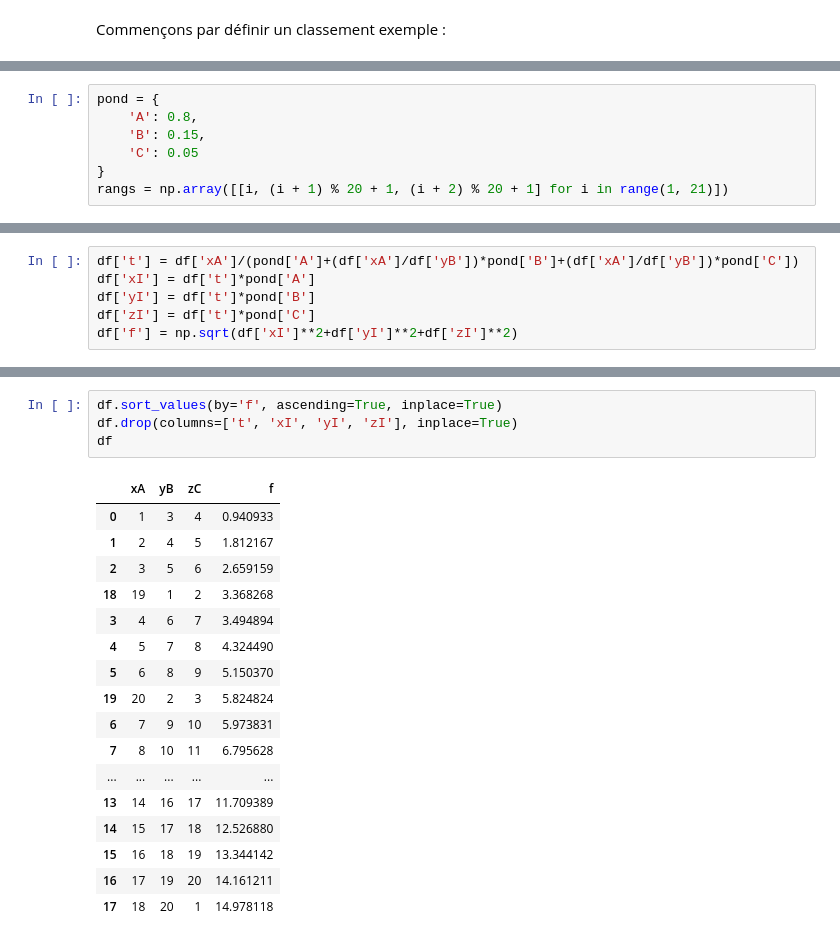
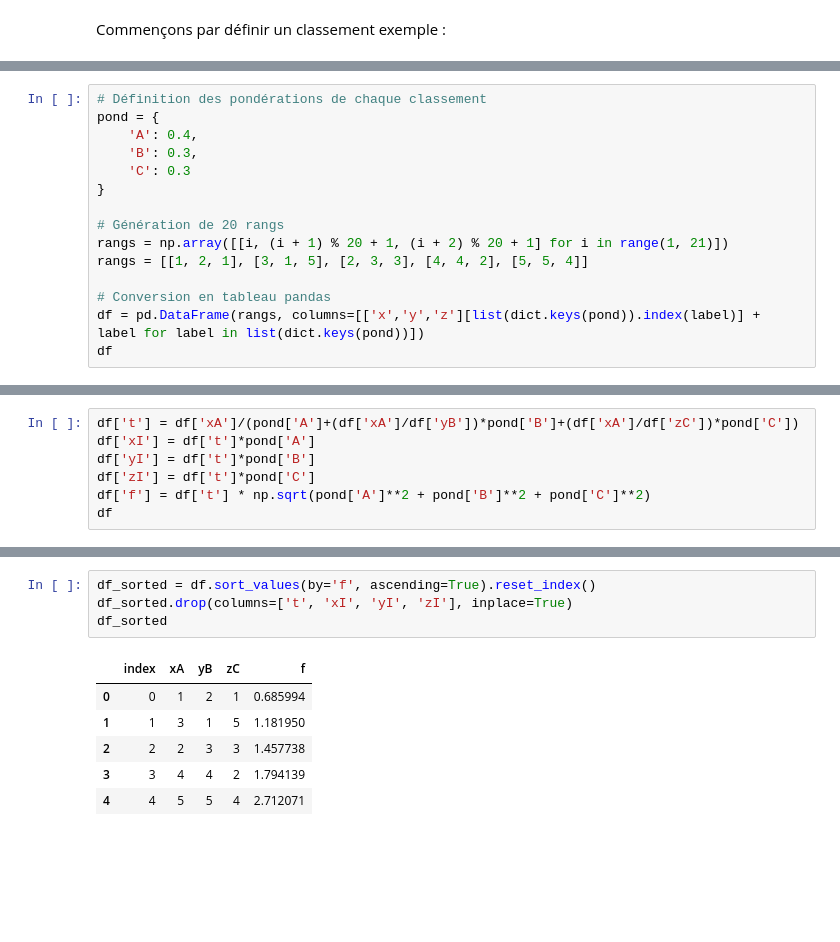
Before and after one commit to Silloky/Grand-Oral, a Jupyter notebook: Aggregation de rangs/Notebook.ipynb, the cells around one changed output, grey strips where cells are left out. Drawn from its saved outputs; the diff is of its cells as text; blank space fills up the shorter version.

```diff
--- a/Aggregation de rangs/Notebook.ipynb
+++ b/Aggregation de rangs/Notebook.ipynb
@@ -238,7 +238,15 @@ On renseigne les pondérations et la liste des rangs (ici générérés programm
 # %%
+# Définition des pondérations de chaque classement
 pond = {
-    'A': 0.8,
-    'B': 0.15,
-    'C': 0.05
+    'A': 0.4,
+    'B': 0.3,
+    'C': 0.3
 }
+
+# Génération de 20 rangs
 rangs = np.array([[i, (i + 1) % 20 + 1, (i + 2) % 20 + 1] for i in range(1, 21)])
+rangs = [[1, 2, 1], [3, 1, 5], [2, 3, 3], [4, 4, 2], [5, 5, 4]]
+
+# Conversion en tableau pandas
+df = pd.DataFrame(rangs, columns=[['x','y','z'][list(dict.keys(pond)).index(label)] + label for label in list(dict.keys(pond))])
+df
@@ -266,6 +267,7 @@ df
 # %%
-df['t'] = df['xA']/(pond['A']+(df['xA']/df['yB'])*pond['B']+(df['xA']/df['yB'])*pond['C'])
+df['t'] = df['xA']/(pond['A']+(df['xA']/df['yB'])*pond['B']+(df['xA']/df['zC'])*pond['C'])
 df['xI'] = df['t']*pond['A']
 df['yI'] = df['t']*pond['B']
 df['zI'] = df['t']*pond['C']
-df['f'] = np.sqrt(df['xI']**2+df['yI']**2+df['zI']**2)
+df['f'] = df['t'] * np.sqrt(pond['A']**2 + pond['B']**2 + pond['C']**2)
+df
@@ -272,22 +353,11 @@ df['f'] = np.sqrt(df['xI']**2+df['yI']**2+df['zI']**2)
 # %%
-df.sort_values(by='f', ascending=True, inplace=True)
-df.drop(columns=['t', 'xI', 'yI', 'zI'], inplace=True)
-df
+df_sorted = df.sort_values(by='f', ascending=True).reset_index()
+df_sorted.drop(columns=['t', 'xI', 'yI', 'zI'], inplace=True)
+df_sorted
 # %% [output]
-|  | xA | yB | zC | f |
-| 0 | 1 | 3 | 4 | 0.940933 |
-| 1 | 2 | 4 | 5 | 1.812167 |
-| 2 | 3 | 5 | 6 | 2.659159 |
-| 18 | 19 | 1 | 2 | 3.368268 |
-| 3 | 4 | 6 | 7 | 3.494894 |
-| 4 | 5 | 7 | 8 | 4.324490 |
-| 5 | 6 | 8 | 9 | 5.150370 |
-| 19 | 20 | 2 | 3 | 5.824824 |
-| 6 | 7 | 9 | 10 | 5.973831 |
-| 7 | 8 | 10 | 11 | 6.795628 |
-| ... | ... | ... | ... | ... |
-| 13 | 14 | 16 | 17 | 11.709389 |
-| 14 | 15 | 17 | 18 | 12.526880 |
-| 15 | 16 | 18 | 19 | 13.344142 |
-| 16 | 17 | 19 | 20 | 14.161211 |
-| 17 | 18 | 20 | 1 | 14.978118 |
+|  | index | xA | yB | zC | f |
+| 0 | 0 | 1 | 2 | 1 | 0.685994 |
+| 1 | 1 | 3 | 1 | 5 | 1.181950 |
+| 2 | 2 | 2 | 3 | 3 | 1.457738 |
+| 3 | 3 | 4 | 4 | 2 | 1.794139 |
+| 4 | 4 | 5 | 5 | 4 | 2.712071 |
```
Also changed, not shown: parts of 11 cells of this notebook, 1 other file.
